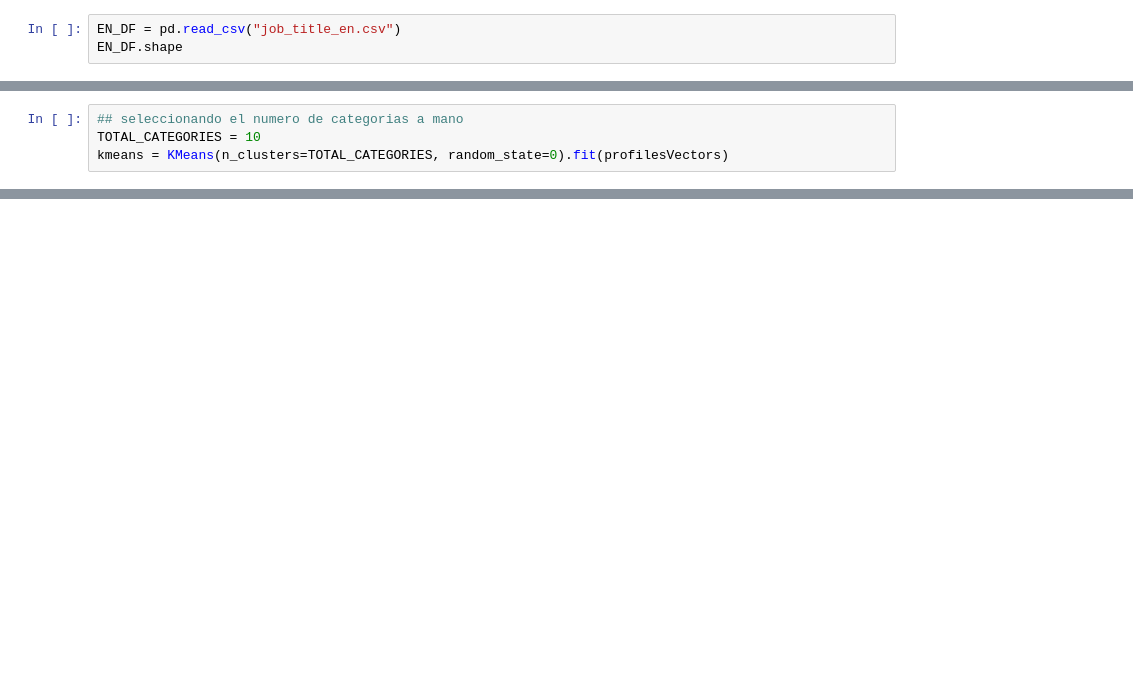
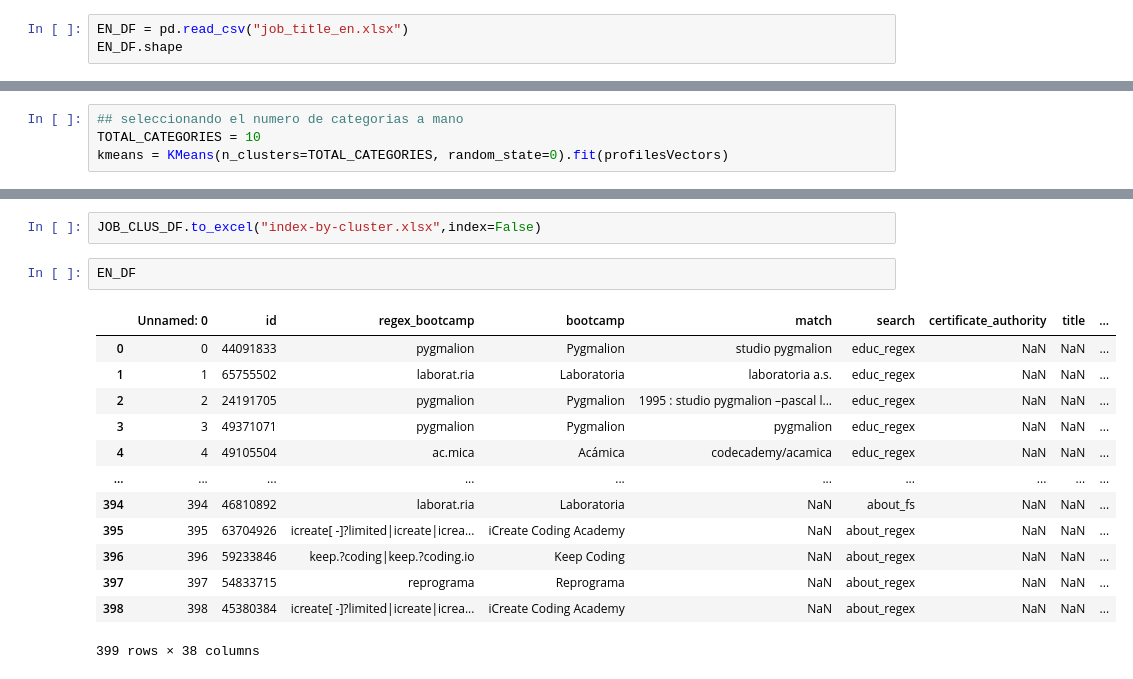
Before and after one commit to jguerrae/bootcamps, a Jupyter notebook: 2_bootcamp_filter/job_clustering.ipynb, the cells around one changed output, grey strips where cells are left out. Drawn from its saved outputs; the diff is of its cells as text; blank space fills up the shorter version.

```diff
--- a/2_bootcamp_filter/job_clustering.ipynb
+++ b/2_bootcamp_filter/job_clustering.ipynb
@@ -97,7 +98,7 @@ dtype: int64
 # %% [markdown]
 # Se carga los job titles en ingles
 # %%
-EN_DF = pd.read_csv("job_title_en.csv")
+EN_DF = pd.read_csv("job_title_en.xlsx")
 EN_DF.shape
 # %% [output]
 (399, 38)
@@ -295,0 +376,18 @@ len(kmeans.labels_)
+# %%
+JOB_CLUS_DF.to_excel("index-by-cluster.xlsx",index=False)
+# %%
+EN_DF
+# %% [output]
+|  | Unnamed: 0 | id | regex_bootcamp | bootcamp | match | search | certificate_authority | title | ... |
+| 0 | 0 | 44091833 | pygmalion | Pygmalion | studio pygmalion | educ_regex | NaN | NaN | ... |
+| 1 | 1 | 65755502 | laborat.ria | Laboratoria | laboratoria a.s. | educ_regex | NaN | NaN | ... |
+| 2 | 2 | 24191705 | pygmalion | Pygmalion | 1995 : studio pygmalion –pascal l... | educ_regex | NaN | NaN | ... |
+| 3 | 3 | 49371071 | pygmalion | Pygmalion | pygmalion | educ_regex | NaN | NaN | ... |
+| 4 | 4 | 49105504 | ac.mica | Acámica | codecademy/acamica | educ_regex | NaN | NaN | ... |
+| ... | ... | ... | ... | ... | ... | ... | ... | ... | ... |
+| 394 | 394 | 46810892 | laborat.ria | Laboratoria | NaN | about_fs | NaN | NaN | ... |
+| 395 | 395 | 63704926 | icreate[ -]?limited|icreate|icrea... | iCreate Coding Academy | NaN | about_regex | NaN | NaN | ... |
+| 396 | 396 | 59233846 | keep.?coding|keep.?coding.io | Keep Coding | NaN | about_regex | NaN | NaN | ... |
+| 397 | 397 | 54833715 | reprograma | Reprograma | NaN | about_regex | NaN | NaN | ... |
+| 398 | 398 | 45380384 | icreate[ -]?limited|icreate|icrea... | iCreate Coding Academy | NaN | about_regex | NaN | NaN | ... |
+399 rows × 38 columns
```
Also changed, not shown: parts of 9 cells of this notebook, 4 other files.
